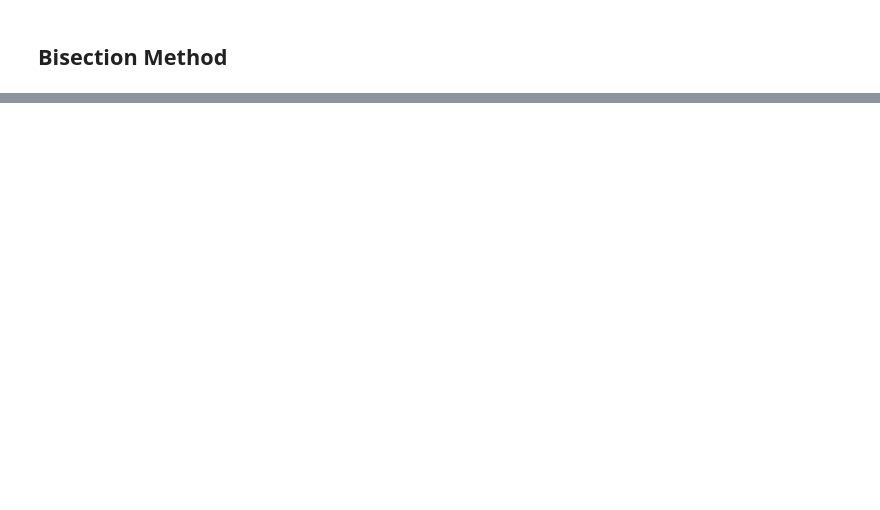
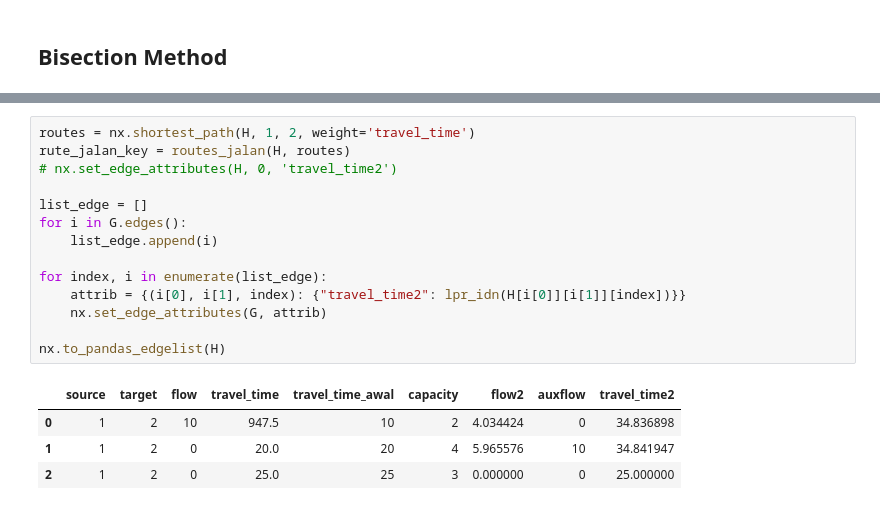
Before and after one commit to Ultios/traffix, a Jupyter notebook: notebook/contoh.ipynb, the cells around one changed output, grey strips where cells are left out. Saved outputs shown, nothing was run; the diff lists cells and outputs as text; blank space fills up the shorter version.

```diff
--- a/notebook/contoh.ipynb
+++ b/notebook/contoh.ipynb
@@ -146,0 +383,19 @@ bisection(G)
+# %%
+routes = nx.shortest_path(H, 1, 2, weight='travel_time')
+rute_jalan_key = routes_jalan(H, routes)
+# nx.set_edge_attributes(H, 0, 'travel_time2')
+
+list_edge = []
+for i in G.edges():
+    list_edge.append(i)
+
+for index, i in enumerate(list_edge):
+    attrib = {(i[0], i[1], index): {"travel_time2": lpr_idn(H[i[0]][i[1]][index])}}
+    nx.set_edge_attributes(G, attrib)
+
+nx.to_pandas_edgelist(H)
+# %% [output]
+|  | source | target | flow | travel_time | travel_time_awal | capacity | flow2 | auxflow | travel_time2 |
+| 0 | 1 | 2 | 10 | 947.5 | 10 | 2 | 4.034424 | 0 | 34.836898 |
+| 1 | 1 | 2 | 0 | 20.0 | 20 | 4 | 5.965576 | 10 | 34.841947 |
+| 2 | 1 | 2 | 0 | 25.0 | 25 | 3 | 0.000000 | 0 | 25.000000 |
```
Also changed, not shown: parts of 24 cells of this notebook, 1 other file.
